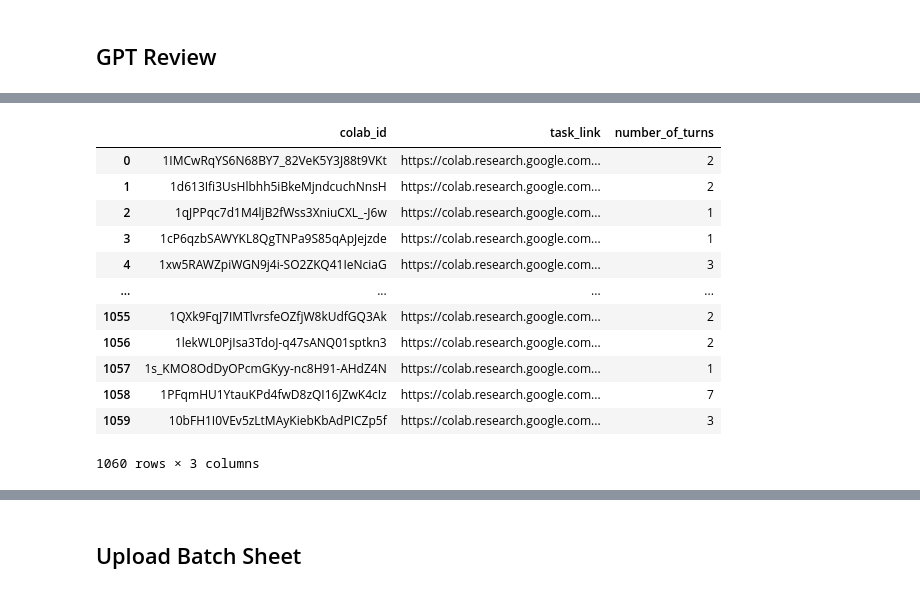
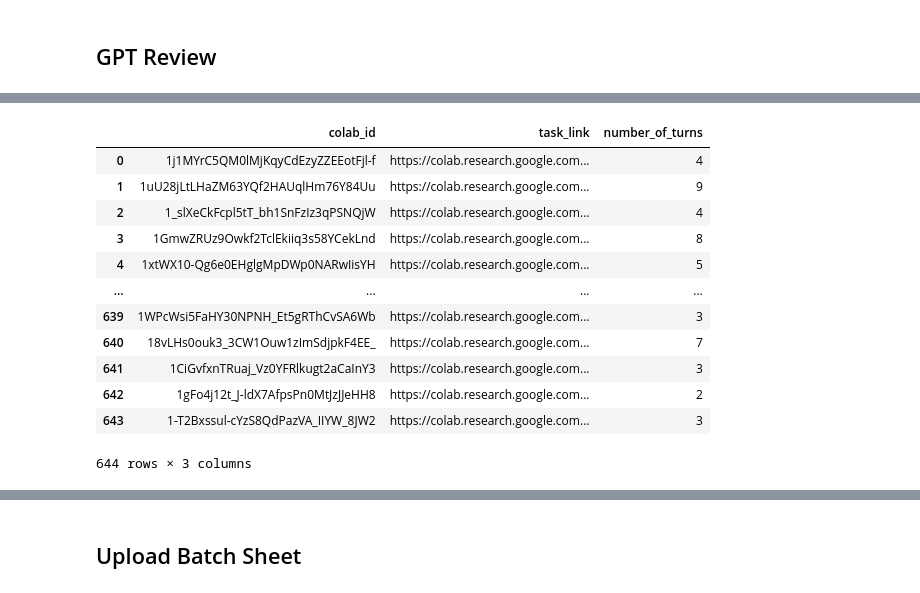
Before and after one commit to leJOEndary/character_tasks, a Jupyter notebook: operations/delivery/delivery_4.ipynb, the cells around one changed output, grey strips where cells are left out. Drawn from its saved outputs; the diff is of its cells as text; code cells hidden in the pictures.

Commit message:
- Notebook Parser: Add metadata parsing and message transformation functions - Delivery Pipeline: Add GPT Flagging + Overall Minor Enhancements

```diff
--- a/operations/delivery/delivery_4.ipynb
+++ b/operations/delivery/delivery_4.ipynb
@@ -565,0 +941,20 @@ df_metadata__dependency = download_sheet_as_df(service_account_file, insights_sp
+# %%
+# Download insights mining & filter for this batch
+insights_df = download_sheet_as_df(service_account_file, insights_sheet_id, INSIGHTS_VERSION_TAB)
+current_batch = insights_df[insights_df["batch_id"] == DELIVERY_BATCH_NAME.split(" ")[-1]]
+
+# Use the links to filter the results & notebooks
+nbs = []
+rs = []
+current_batch_links = set(current_batch["task_link"].tolist())
+for r, nb in zip(results, notebooks):
+    if "task_link" not in r:
+        continue
+    if r["task_link"] in current_batch_links:
+        nbs.append(nb)
+        rs.append(r)
+
+results_df = pd.DataFrame(rs)
+
+# Show lengths for consistency check
+len(nbs), len(rs), results_df.shape
@@ -565,0 +963,20 @@ df_metadata__dependency = download_sheet_as_df(service_account_file, insights_sp
+# %%
+rich_task_metadata = []
+for task_link in insights_df.to_dict(orient="records"):
+    row_main = {
+        "task_link": task_link["task_link"],
+        "number_of_turns": task_link["number_of_turns"],
+        "batch_id": task_link["number_of_turns"],
+        "domain": {
+            "top_level": task_link["domain__top_level"],
+            "sub_level": task_link["domain__sub_level"],
+        },
+        "action": task_link["action"],
+        "use_case__summary": task_link["use_case__summary"],
+        "gpt_estimated_duration": task_link["gpt_estimated_duration"],
+    }
+    rich_task_metadata.append(row_main)
+
+# Filter for same task links as rs
+rich_task_metadata = [r for r in rich_task_metadata if r["task_link"] in results_df["task_link"].tolist()]
+len(rich_task_metadata)
@@ -595,7 +1014,7 @@ for task_link in df_metadata["task_link"].tolist():
     rich_task_metadata.append(row_main)
 # %%
 valid_notebooks = []
-for r, n in zip(results, notebooks):
+for r, n in zip(rs, nbs):
     if r is None or r["n_messages"] == 0:
         continue
     n["task_link"] = r["task_link"]
@@ -741,31 +1144,29 @@ Processing: 1WUFylpi4ykfVh6s9oOAUED43SUPmKKGk.json
 # %%
-conversation.keys()
-
 parsed_jsons_ref = [
     {
         "colab_id": pj["id"],
         "task_link": pj["metadata"]["task_link"],
         "number_of_turns": pj["metadata"]["number_of_turns"],
     }
     for pj
     in parsed_jsons
 ]
 conversation_df = pd.DataFrame(parsed_jsons_ref)
 conversation_df
 # %% [output]
 |  | colab_id | task_link | number_of_turns |
-| 0 | 1IMCwRqYS6N68BY7_82VeK5Y3J88t9VKt | https://colab.research.google.com... | 2 |
-| 1 | 1d613Ifi3UsHlbhh5iBkeMjndcuchNnsH | https://colab.research.google.com... | 2 |
-| 2 | 1qJPPqc7d1M4ljB2fWss3XniuCXL_-J6w | https://colab.research.google.com... | 1 |
-| 3 | 1cP6qzbSAWYKL8QgTNPa9S85qApJejzde | https://colab.research.google.com... | 1 |
-| 4 | 1xw5RAWZpiWGN9j4i-SO2ZKQ41IeNciaG | https://colab.research.google.com... | 3 |
+| 0 | 1j1MYrC5QM0lMjKqyCdEzyZZEEotFjl-f | https://colab.research.google.com... | 4 |
+| 1 | 1uU28jLtLHaZM63YQf2HAUqlHm76Y84Uu | https://colab.research.google.com... | 9 |
+| 2 | 1_slXeCkFcpl5tT_bh1SnFzIz3qPSNQjW | https://colab.research.google.com... | 4 |
+| 3 | 1GmwZRUz9Owkf2TclEkiiq3s58YCekLnd | https://colab.research.google.com... | 8 |
+| 4 | 1xtWX10-Qg6e0EHglgMpDWp0NARwIisYH | https://colab.research.google.com... | 5 |
 | ... | ... | ... | ... |
-| 1055 | 1QXk9FqJ7IMTlvrsfeOZfjW8kUdfGQ3Ak | https://colab.research.google.com... | 2 |
-| 1056 | 1lekWL0PjIsa3TdoJ-q47sANQ01sptkn3 | https://colab.research.google.com... | 2 |
-| 1057 | 1s_KMO8OdDyOPcmGKyy-nc8H91-AHdZ4N | https://colab.research.google.com... | 1 |
-| 1058 | 1PFqmHU1YtauKPd4fwD8zQI16JZwK4cIz | https://colab.research.google.com... | 7 |
-| 1059 | 10bFH1I0VEv5zLtMAyKiebKbAdPICZp5f | https://colab.research.google.com... | 3 |
+| 639 | 1WPcWsi5FaHY30NPNH_Et5gRThCvSA6Wb | https://colab.research.google.com... | 3 |
+| 640 | 18vLHs0ouk3_3CW1Ouw1zImSdjpkF4EE_ | https://colab.research.google.com... | 7 |
+| 641 | 1CiGvfxnTRuaj_Vz0YFRlkugt2aCaInY3 | https://colab.research.google.com... | 3 |
+| 642 | 1gFo4j12t_J-ldX7AfpsPn0MtJzJJeHH8 | https://colab.research.google.com... | 2 |
+| 643 | 1-T2Bxssul-cYzS8QdPazVA_IIYW_8JW2 | https://colab.research.google.com... | 3 |
-1060 rows × 3 columns
+644 rows × 3 columns
 # %%
 jsonl_df["colab_id"] = jsonl_df["name"].apply(lambda x: x.split(".")[0])
 
```
Also changed, not shown: parts of 27 cells of this notebook, 2 other files.
